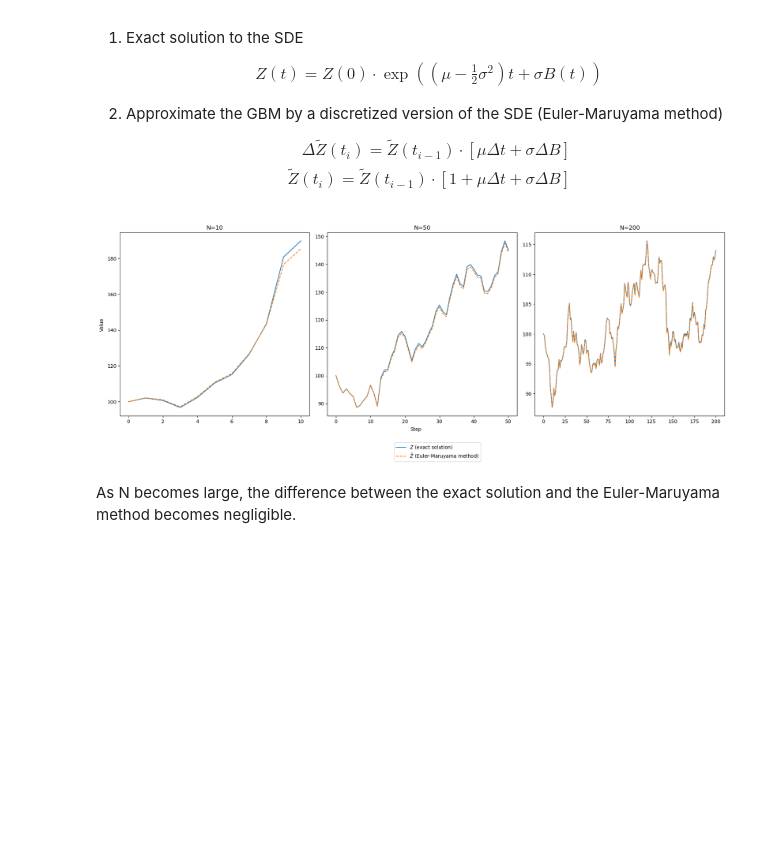
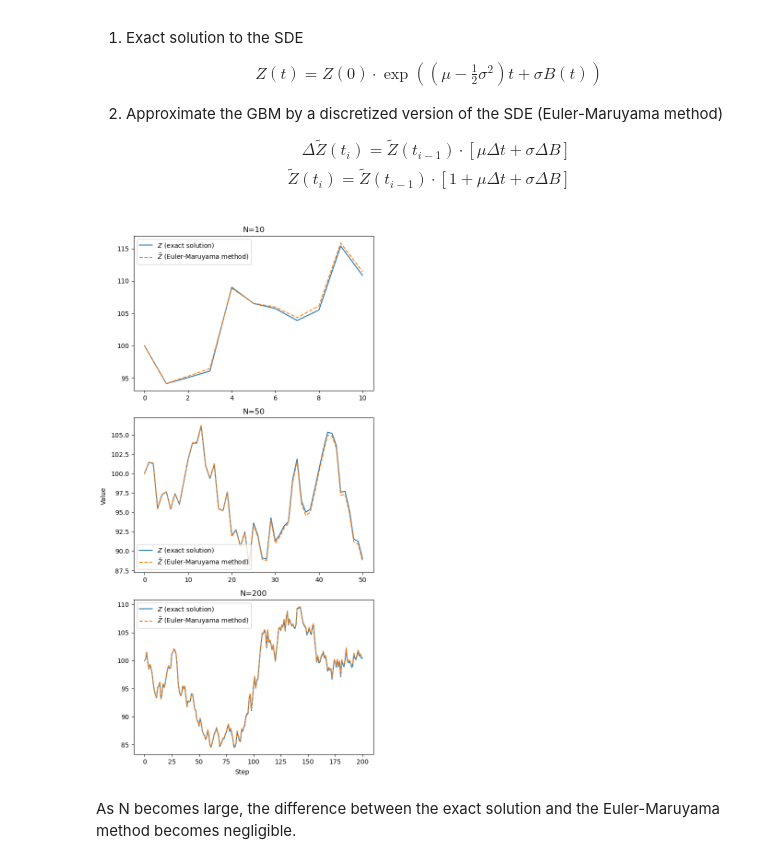
Before and after one commit to zhenqihu/DerPricing, a Jupyter notebook: EF4820/hw1_q7.ipynb, the cells around one changed output. Saved outputs shown, nothing was run; the diff lists cells and outputs as text; code cells hidden in the pictures; blank space fills up the shorter version.

```diff
--- a/EF4820/hw1_q7.ipynb
+++ b/EF4820/hw1_q7.ipynb
@@ -28,41 +28,38 @@ sigma = 0.2  # volatility
 T = 1  # time horizon
 # %%
 # Simulation for different N
-fig, ax = plt.subplots(1, 3, figsize=(18, 6))
+fig, ax = plt.subplots(3, 1, figsize=(6, 12))
 a = 0
 for N in [10, 50, 200]:
     # Time step
     t = np.linspace(0, T, N + 1)
     dt = T / N
 
     # Brownian motion
     B = np.zeros(N + 1)
     B[0] = 0
     B[1:] = np.cumsum(np.sqrt(dt) * rng.standard_normal(N))
 
     # GBM (exact solution)
     Z = Z0 * np.exp((mu - 0.5 * sigma**2) * t + sigma * B)
 
     # GBM (Euler-Maruyama method)
     Z_EM = np.zeros(N + 1)
     Z_EM[0] = Z0
     Z_EM[1:] = Z0 * np.cumprod(1 + mu * dt + sigma * np.diff(B))
 
     # plot
-    ax[a].plot(Z, linestyle='-', color="C0")
-    ax[a].plot(Z_EM, linestyle='--', color="C1")
+    ax[a].plot(Z, linestyle='-', color="C0", label=r"$Z$ (exact solution)")
+    ax[a].plot(Z_EM, linestyle='--', color="C1", label=r"$\tilde{Z}$ (Euler-Maruyama method)")
     ax[a].set_title(f'N={N}')
+    ax[a].legend()
     a += 1
 # labels
 fig.text(0.5, 0, 'Step', ha='center', va='center')
 fig.text(0, 0.5, 'Value', ha='center', va='center', rotation='vertical')
-fig.legend([r"$Z$ (exact solution)", r"$\tilde{Z}$ (Euler-Maruyama method)"],
-           bbox_to_anchor=(0.45, -0.2),
-           loc=3,
-           borderaxespad=2)
 fig.tight_layout()
 plt.show()
 # %% [output]
-[figure, old version]
+[figure, new version]
 # %% [markdown]
 As N becomes large, the difference between the exact solution and the Euler-Maruyama method becomes negligible.
```
Also changed, not shown: 1 other file.
